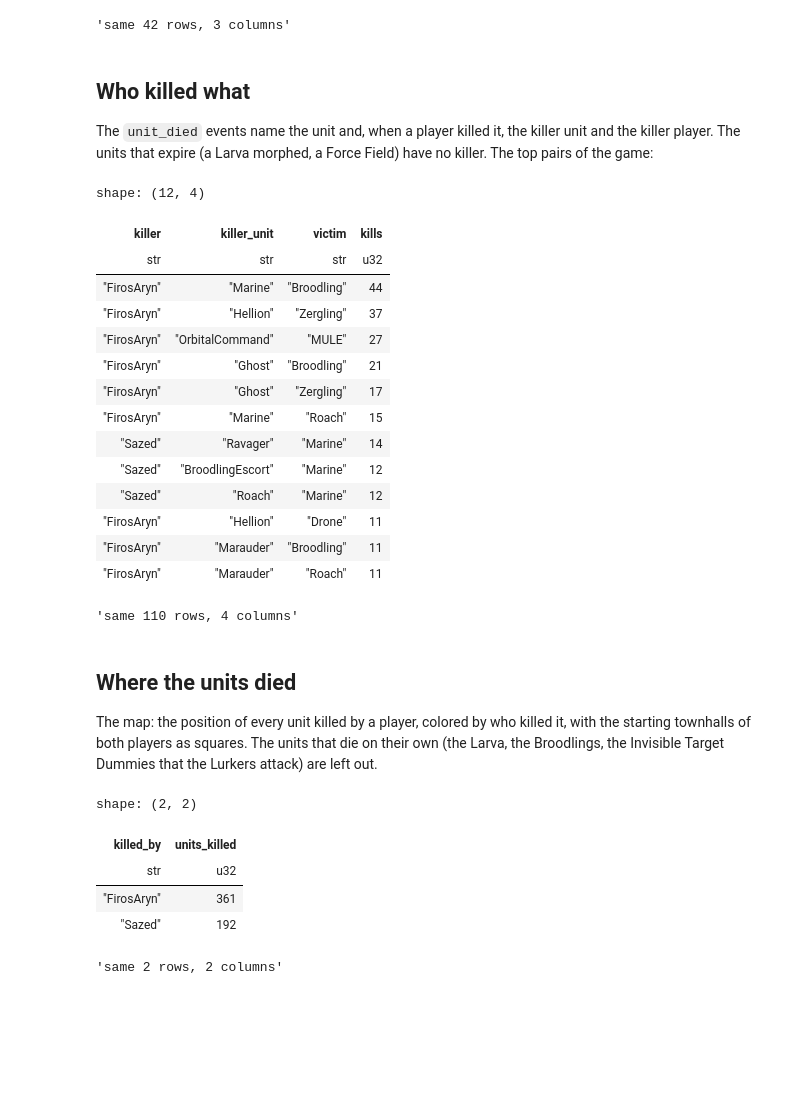
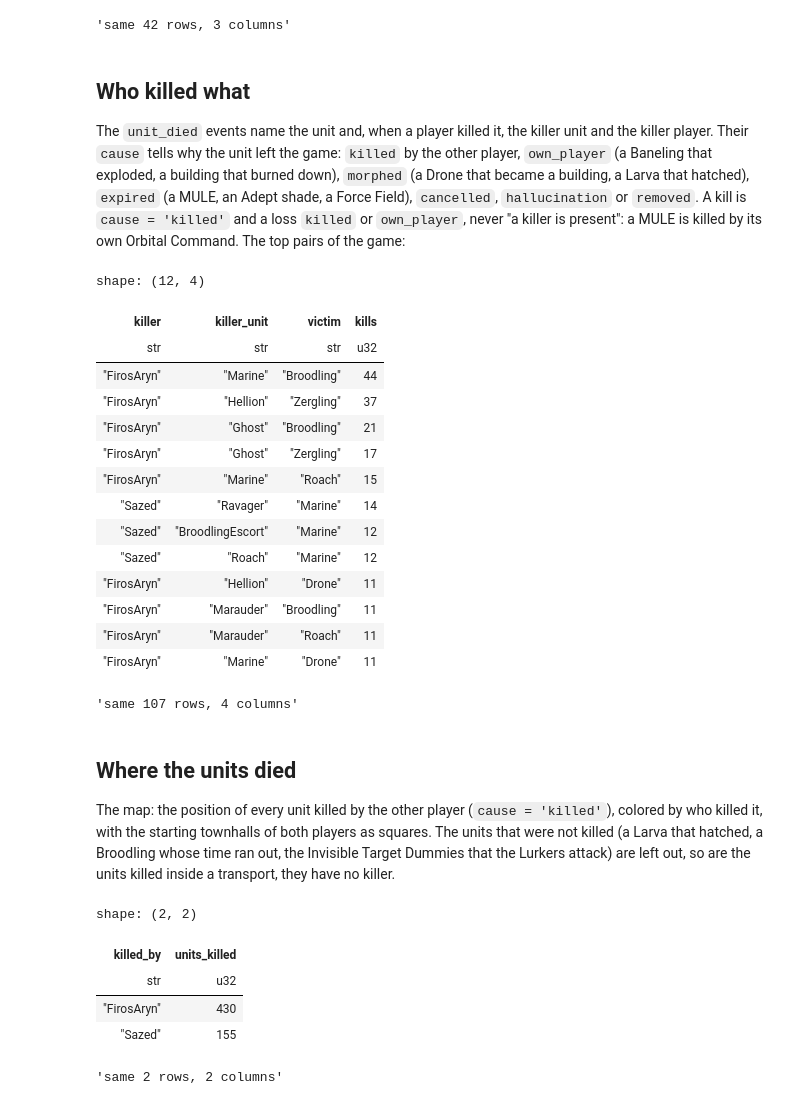
Before and after one commit to sebosp/s2-polars-data-analysis, a Jupyter notebook: jupyter_notebooks/Level_1_One_Game.ipynb, the cells around one changed output. Drawn from its saved outputs; the diff is of its cells as text; code cells hidden in the pictures; blank space fills up the shorter version.

```diff
--- a/jupyter_notebooks/Level_1_One_Game.ipynb
+++ b/jupyter_notebooks/Level_1_One_Game.ipynb
@@ -441,24 +441,27 @@ viz.show(fig, "level_1_army_lost")
 ## Who killed what
 
 The `unit_died` events name the unit and, when a player killed it, the killer unit and the
-killer player. The units that expire (a Larva morphed, a Force Field) have no killer. The top
+killer player. Their `cause` tells why the unit left the game: `killed` by the other player,
+`own_player` (a Baneling that exploded, a building that burned down), `morphed` (a Drone that
+became a building, a Larva that hatched), `expired` (a MULE, an Adept shade, a Force Field),
+`cancelled`, `hallucination` or `removed`. A kill is `cause = 'killed'` and a loss `killed` or
+`own_player`, never "a killer is present": a MULE is killed by its own Orbital Command. The top
 pairs of the game:
 # %%
 kills = (
-    unit_died.filter((pl.col("ext_fs_id") == GAME) & (pl.col("unit_killer_name") != "") & pl.col("killer_player_id").is_not_null())
+    unit_died.filter((pl.col("ext_fs_id") == GAME) & (pl.col("cause") == "killed") & (pl.col("unit_killer_name") != ""))
     .join(sides.lazy().select(pl.col("player_id").alias("killer_player_id"), pl.col("player").alias("killer")), on="killer_player_id")
     .group_by("killer", pl.col("unit_killer_name").alias("killer_unit"), pl.col("unit_died_name").alias("victim"))
     .agg(pl.len().alias("kills"))
     .collect()
 )
 kills.sort("kills", "killer", "killer_unit", "victim", descending=[True, False, False, False]).head(12)
 # %% [output]
 shape: (12, 4)
 | killer | killer_unit | victim | kills |
 | str | str | str | u32 |
 | "FirosAryn" | "Marine" | "Broodling" | 44 |
 | "FirosAryn" | "Hellion" | "Zergling" | 37 |
-| "FirosAryn" | "OrbitalCommand" | "MULE" | 27 |
 | "FirosAryn" | "Ghost" | "Broodling" | 21 |
 | "FirosAryn" | "Ghost" | "Zergling" | 17 |
 | "FirosAryn" | "Marine" | "Roach" | 15 |
@@ -468,32 +471,34 @@ shape: (12, 4)
 | "FirosAryn" | "Hellion" | "Drone" | 11 |
 | "FirosAryn" | "Marauder" | "Broodling" | 11 |
 | "FirosAryn" | "Marauder" | "Roach" | 11 |
+| "FirosAryn" | "Marine" | "Drone" | 11 |
 # %%
 sql = con.sql(
     """
     SELECT p.player AS killer, d.unit_killer_name AS killer_unit, d.unit_died_name AS victim, count(*) AS kills
     FROM unit_died d
     JOIN sides p ON p.player_id = d.killer_player_id
-    WHERE d.ext_fs_id = ? AND d.unit_killer_name <> ''
+    WHERE d.ext_fs_id = ? AND d.cause = 'killed' AND d.unit_killer_name <> ''
     GROUP BY ALL
     """,
     params=[GAME],
 )
 s2.same(kills, sql)
 # %% [output]
-'same 110 rows, 4 columns'
+'same 107 rows, 4 columns'
 # %% [markdown]
 ## Where the units died
 
-The map: the position of every unit killed by a player, colored by who killed it, with the
-starting townhalls of both players as squares. The units that die on their own (the Larva, the
-Broodlings, the Invisible Target Dummies that the Lurkers attack) are left out.
+The map: the position of every unit killed by the other player (`cause = 'killed'`), colored by
+who killed it, with the starting townhalls of both players as squares. The units that were not
+killed (a Larva that hatched, a Broodling whose time ran out, the Invisible Target Dummies that
+the Lurkers attack) are left out, so are the units killed inside a transport, they have no
+killer.
 # %%
 import plotly.graph_objects as go
 
-EXPIRES = ["InvisibleTargetDummy", "Larva", "Egg", "Broodling", "BroodlingEscort", "AdeptPhaseShift", "ForceField", "KD8Charge", "CreepTumorBurrowed"]
 deaths = (
-    unit_died.filter((pl.col("ext_fs_id") == GAME) & pl.col("killer_player_id").is_not_null() & ~pl.col("unit_died_name").is_in(EXPIRES))
+    unit_died.filter((pl.col("ext_fs_id") == GAME) & (pl.col("cause") == "killed"))
     .join(sides.lazy().select(pl.col("player_id").alias("killer_player_id"), pl.col("player").alias("killed_by")), on="killer_player_id")
     .select("killed_by", "x", "y", pl.col("unit_died_name").alias("unit"), s2.game_seconds().floor().alias("seconds"))
     .collect()
@@ -519,8 +524,8 @@ deaths.group_by("killed_by").agg(pl.len().alias("units_killed")).sort("killed_by
 shape: (2, 2)
 | killed_by | units_killed |
 | str | u32 |
-| "FirosAryn" | 361 |
-| "Sazed" | 192 |
+| "FirosAryn" | 430 |
+| "Sazed" | 155 |
 # %%
 sql = con.sql(
     """
```
Also changed, not shown: parts of 2 cells of this notebook, 24 other files.
